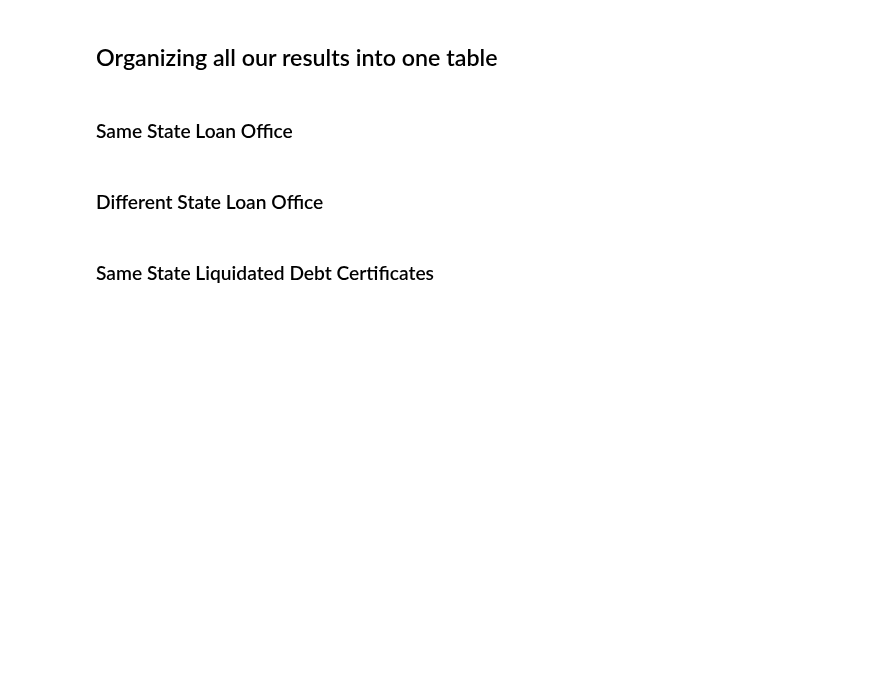
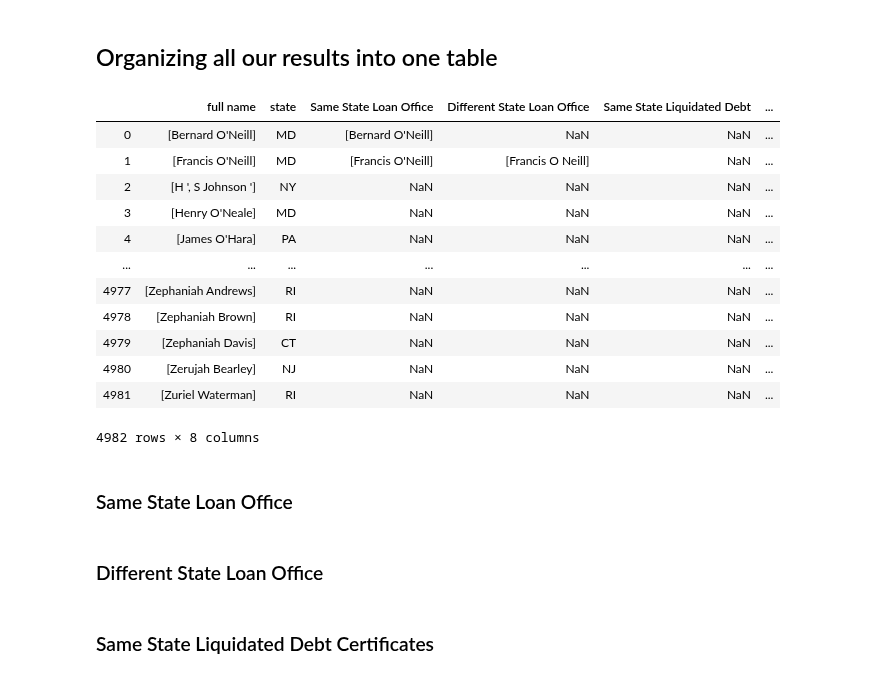
Before and after one commit to davidch2020/SPEOC-pt-1, a Jupyter notebook: post1790_data_prep.ipynb, the cells around one changed output. Saved outputs shown, nothing was run; the diff lists cells and outputs as text; code cells hidden in the pictures; blank space fills up the shorter version.

```diff
--- a/post1790_data_prep.ipynb
+++ b/post1790_data_prep.ipynb
@@ -303,15 +307,16 @@ NJ_CD_agg['full name'] = NJ_CD_agg['full name'].apply(lambda x: [x.strip()] if t
 cumulative_CD = pd.concat([NJ_CD_agg, cumulative_CD])
 # %%
 cumulative_CD.reset_index(drop = True, inplace = True)
+# %%
+cumulative_CD['full name'] = cumulative_CD['full name'].apply(lambda lst: [x for x in lst if len(x.split(" ")) > 1])
+cumulative_CD = cumulative_CD[cumulative_CD['full name'].apply(lambda x: x != [])]
 # %%
 #turn full name column from list into strings
 fname = cumulative_CD['full name'].apply(pd.Series)
-fname.columns = ['full name 1', 'full name 2', 'full name 3']
+nnames = len(fname.columns)
+colnames = ['full name ' + str(i) for i in np.arange(1, nnames+1, 1)]
+fname.columns = colnames
 cumulative_CD = pd.concat([cumulative_CD, fname], axis = 1)
-# %%
-#manual data change
-cumulative_CD.loc[3881, 'full name 2'] = 'Horace Johnson'
-cumulative_CD.loc[5190, 'full name 2'] = 'Horace Johnson'
 # %% [markdown]
 ## How many unique individuals were issued 6 percent stocks or deferred 6 percent stocks in 1790 and after?
 # %%
@@ -694,8 +742,9 @@ cumulative_CD['tot_count'] = 5 - cumulative_CD[['Same State Loan Office',
                                                 'Same State Liquidated Debt',
                                                 'Different State Liquidated Debt',
                                                 'Pierce Certificates']].isna().sum(axis = 1)
-cumulative_CD.drop(['3p_Cents','3p_Dollar',
-                    'full name 1','full name 2','full name 3'], axis = 1, inplace = True)
+cumulative_CD.drop(['3p_Cents','3p_Dollar', 'full name 1',
+                    'full name 2','full name 3', 'full name 4',
+                    'full name 5'], axis = 1, inplace = True)
 # %%
 #some preprocesing - creating dictionaries to add back in data, after I turned the list of names into a string to remove duplicates
 #the original data we imported above was lost so we readd it by creating dictionaries
@@ -731,6 +780,22 @@ cumulative_CD_assets['Total'] = (cumulative_CD_assets['6p_def_Cents'] +
                                                                           cumulative_CD_assets['6p_def_Dollar'])
 cumulative_CD_assets.drop(['6p_def_Cents', '6p_Cents',
                            '6p_Dollar', '6p_def_Dollar', 'str name'], axis = 1, inplace = True)
+# %%
+cumulative_CD_assets
+# %% [output]
+|  | full name | state | Same State Loan Office | Different State Loan Office | Same State Liquidated Debt | ... |
+| 0 | [Bernard O'Neill] | MD | [Bernard O'Neill] | NaN | NaN | ... |
+| 1 | [Francis O'Neill] | MD | [Francis O'Neill] | [Francis O Neill] | NaN | ... |
+| 2 | [H ', S Johnson '] | NY | NaN | NaN | NaN | ... |
+| 3 | [Henry O'Neale] | MD | NaN | NaN | NaN | ... |
+| 4 | [James O'Hara] | PA | NaN | NaN | NaN | ... |
+| ... | ... | ... | ... | ... | ... | ... |
+| 4977 | [Zephaniah Andrews] | RI | NaN | NaN | NaN | ... |
+| 4978 | [Zephaniah Brown] | RI | NaN | NaN | NaN | ... |
+| 4979 | [Zephaniah Davis] | CT | NaN | NaN | NaN | ... |
+| 4980 | [Zerujah Bearley] | NJ | NaN | NaN | NaN | ... |
+| 4981 | [Zuriel Waterman] | RI | NaN | NaN | NaN | ... |
+4982 rows × 8 columns
 # %% [markdown]
 ### Same State Loan Office
 # %%
```
Also changed, not shown: parts of 54 cells of this notebook, 5 other files.
